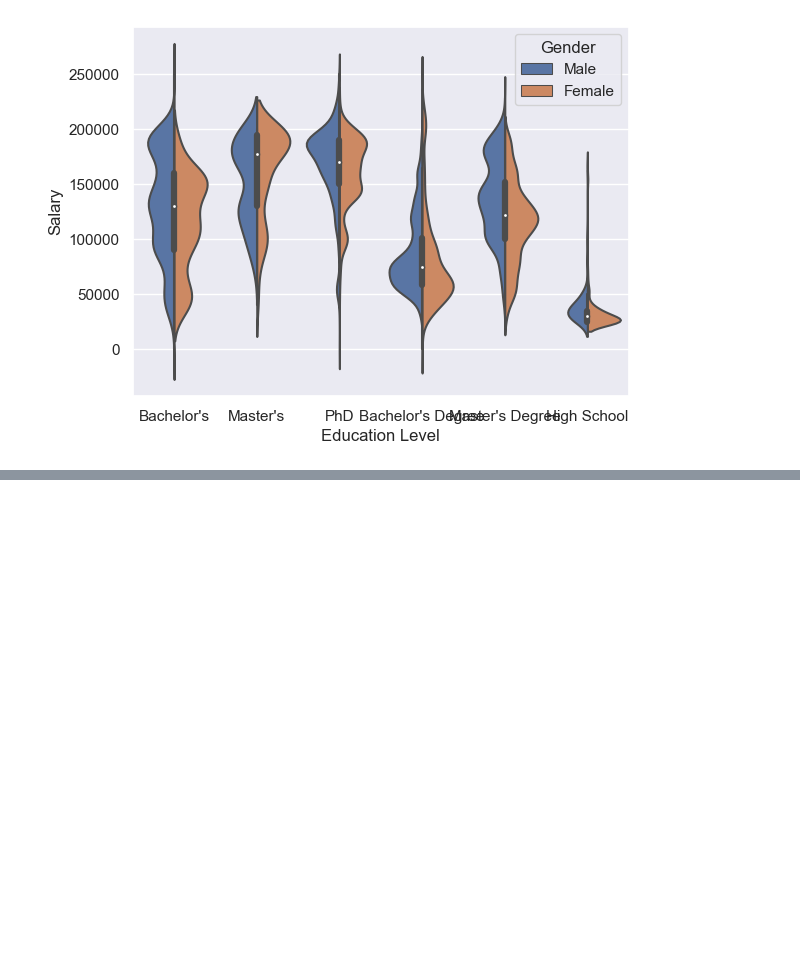
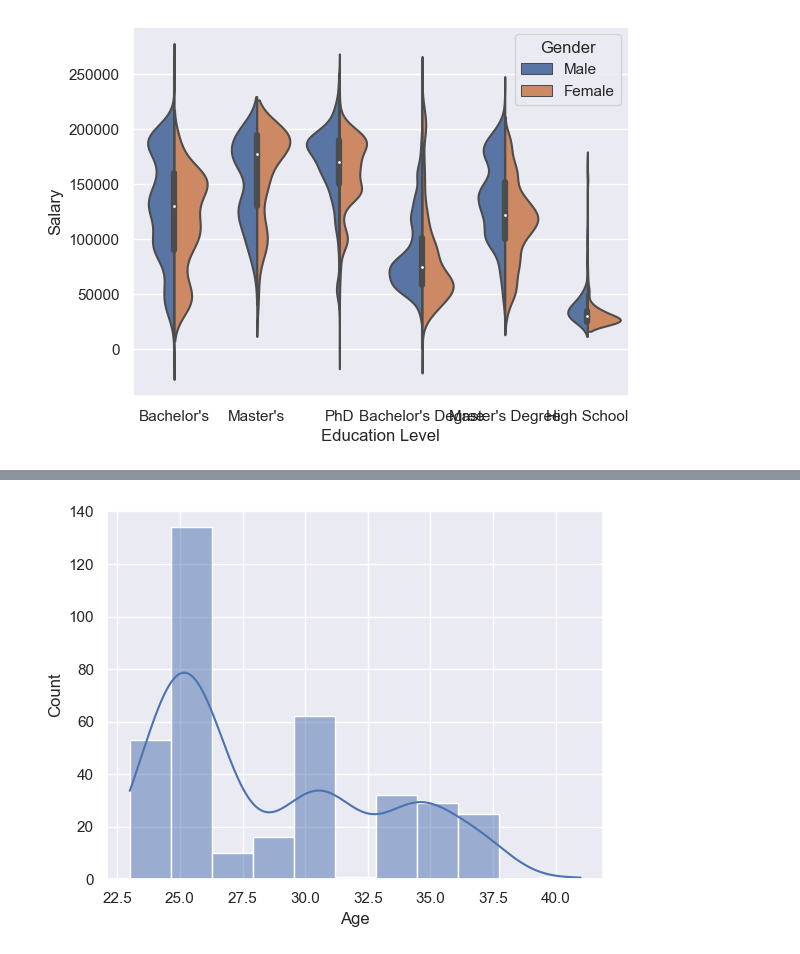
Before and after one commit to Platon19/test2, a Jupyter notebook: data.ipynb, the cells around one changed output, grey strips where cells are left out. Saved outputs shown, nothing was run; the diff lists cells and outputs as text; code cells hidden in the pictures; blank space fills up the shorter version.

```diff
--- a/data.ipynb
+++ b/data.ipynb
@@ -165,0 +226,6 @@ plt.show()
+# %%
+df1=df[df['Job Title']=='Data Analyst']
+sns.histplot(df1['Age'], kde=True, stat='count')
+plt.show()
+# %% [output]
+[figure, added]
```
Also changed, not shown: parts of 8 cells of this notebook, 5 other files.
